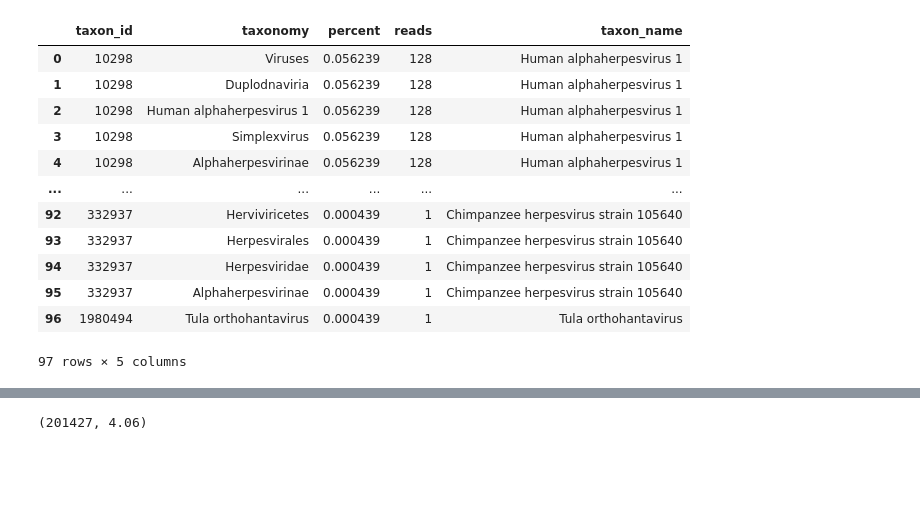
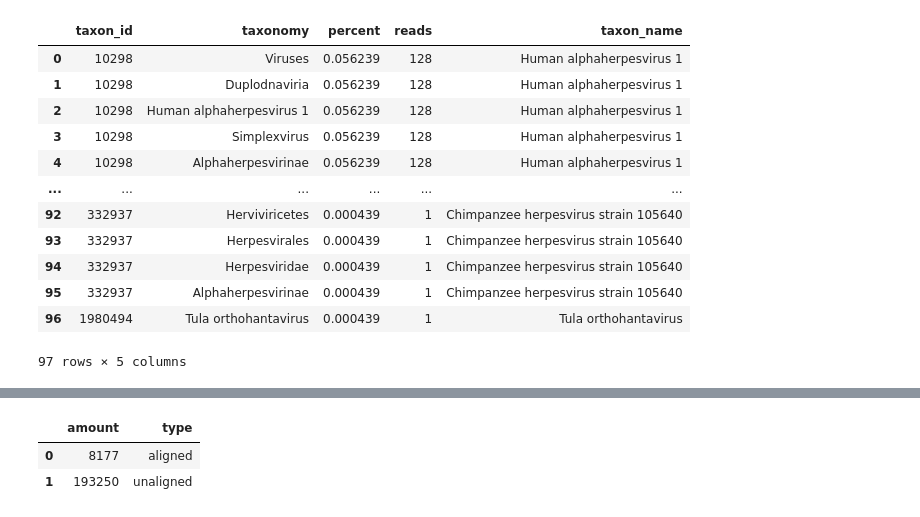
Before and after one commit to willros/virsHanter-html-report, a Jupyter notebook: html-report.ipynb, the cells around one changed output, grey strips where cells are left out. Saved outputs shown, nothing was run; the diff lists cells and outputs as text; code cells hidden in the pictures; blank space fills up the shorter version.

```diff
--- a/html-report.ipynb
+++ b/html-report.ipynb
@@ -330,7 +330,18 @@ def parse_alignments(log_file: str) -> tuple[int, float]:
     return total_reads, percent_aligned
 # %%
 log = "../virusHanter/static/data/sample09_S8/bowtie2/sample09_S8.bowtie_raw.log"
-
-parse_alignments(log)
-# %% [output]
-(201427, 4.06)
+# %%
+import pandas as pd
+import altair as alt
+number_aligned = int(total_reads * percent_aligned / 100)
+number_unaligned = total_reads - number_aligned
+
+
+bowtie_df = pd.DataFrame({"amount": [number_unaligned, number_aligned],
+                         "type": ["unaligned", "aligned"]})
+# %%
+bowtie_df
+# %% [output]
+|  | amount | type |
+| 0 | 8177 | aligned |
+| 1 | 193250 | unaligned |
```
Also changed, not shown: parts of 4 cells of this notebook, 3 other files.
